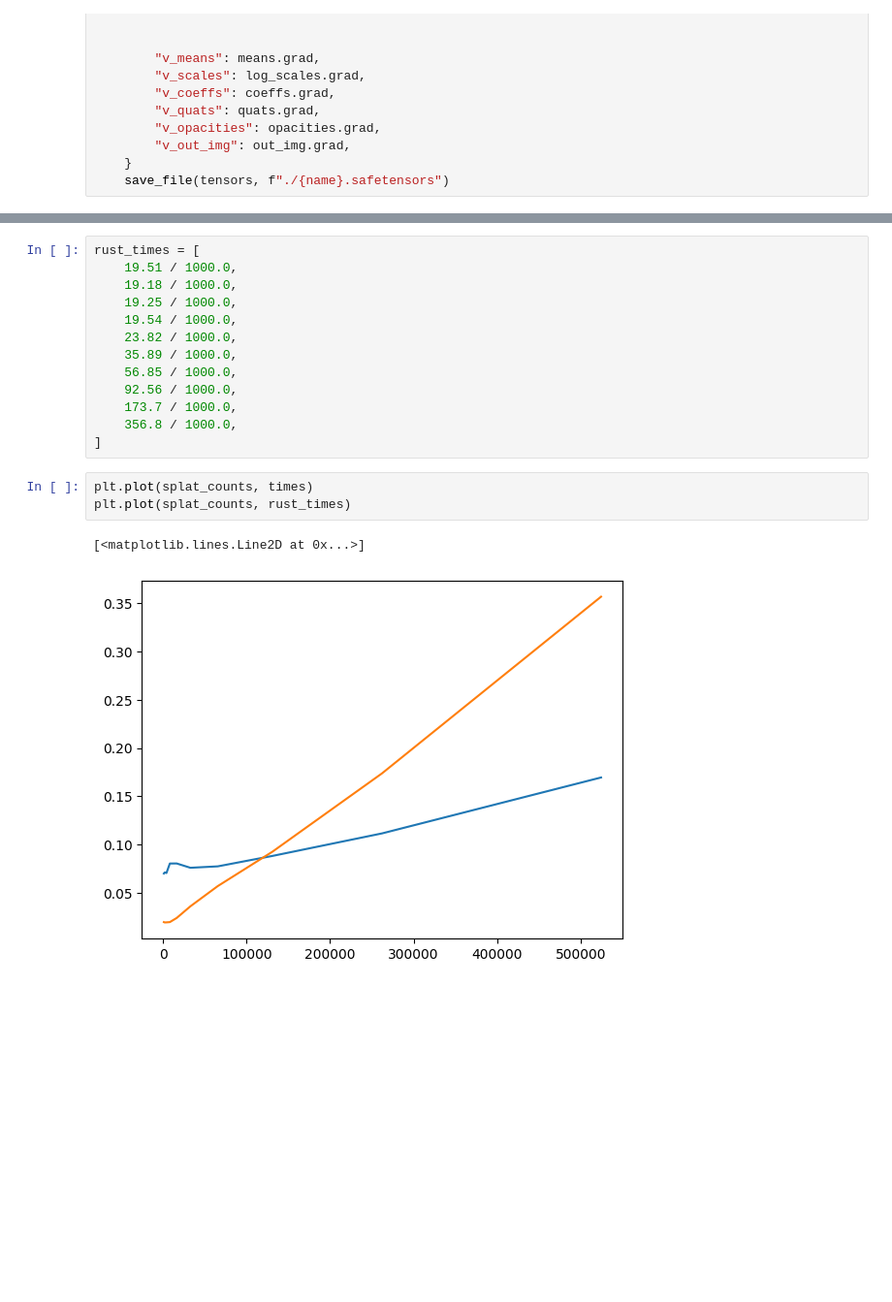
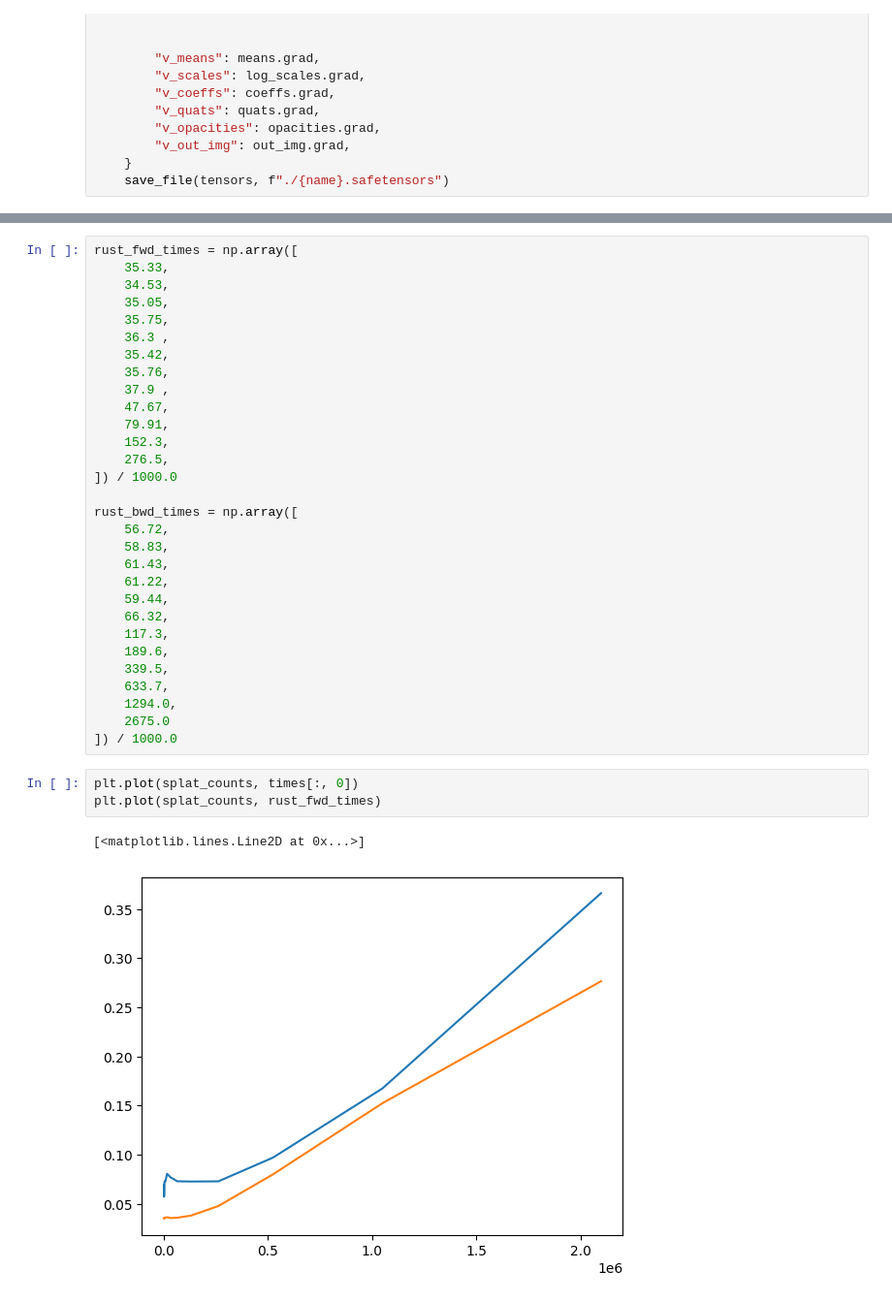
Before and after one commit to wartron/brush, a Jupyter notebook: crates/brush-render/test_cases/NerfStudioRefGen.ipynb, the cells around one changed output, grey strips where cells are left out. Shown at 97% size. Drawn from its saved outputs; the diff is of its cells as text; blank space fills up the shorter version.

```diff
--- a/crates/brush-render/test_cases/NerfStudioRefGen.ipynb
+++ b/crates/brush-render/test_cases/NerfStudioRefGen.ipynb
@@ -362,19 +420,36 @@ array([0.0698885 , 0.07101674, 0.07038813, 0.08024106, 0.08029532,
-# %%
-rust_times = [
-    19.51 / 1000.0,
-    19.18 / 1000.0,
-    19.25 / 1000.0,
-    19.54 / 1000.0,
-    23.82 / 1000.0,
-    35.89 / 1000.0,
-    56.85 / 1000.0,
-    92.56 / 1000.0,
-    173.7 / 1000.0,
-    356.8 / 1000.0,
-]
+# %%
+rust_fwd_times = np.array([
+    35.33,
+    34.53,
+    35.05,
+    35.75,
+    36.3 ,
+    35.42,
+    35.76,
+    37.9 ,
+    47.67,
+    79.91,
+    152.3,
+    276.5,
+]) / 1000.0
+
+rust_bwd_times = np.array([
+    56.72,
+    58.83,
+    61.43,
+    61.22,
+    59.44,
+    66.32,
+    117.3,
+    189.6,
+    339.5,
+    633.7,
+    1294.0,
+    2675.0
+]) / 1000.0
 # %%
-plt.plot(splat_counts, times)
-plt.plot(splat_counts, rust_times)
+plt.plot(splat_counts, times[:, 0])
+plt.plot(splat_counts, rust_fwd_times)
 # %% [output]
 [<matplotlib.lines.Line2D at 0x...>]
-[figure, old version]
+[figure, new version]
```
Also changed, not shown: parts of 3 cells of this notebook, 1 other file.
